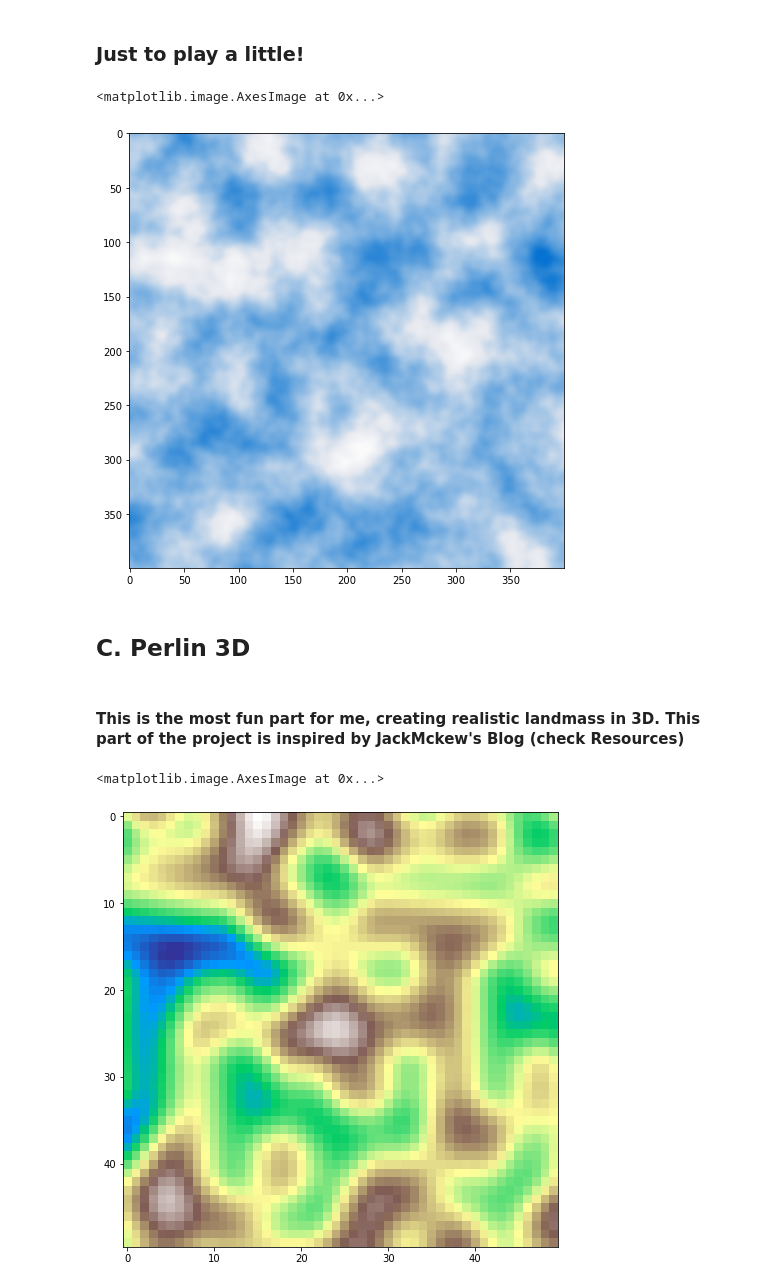
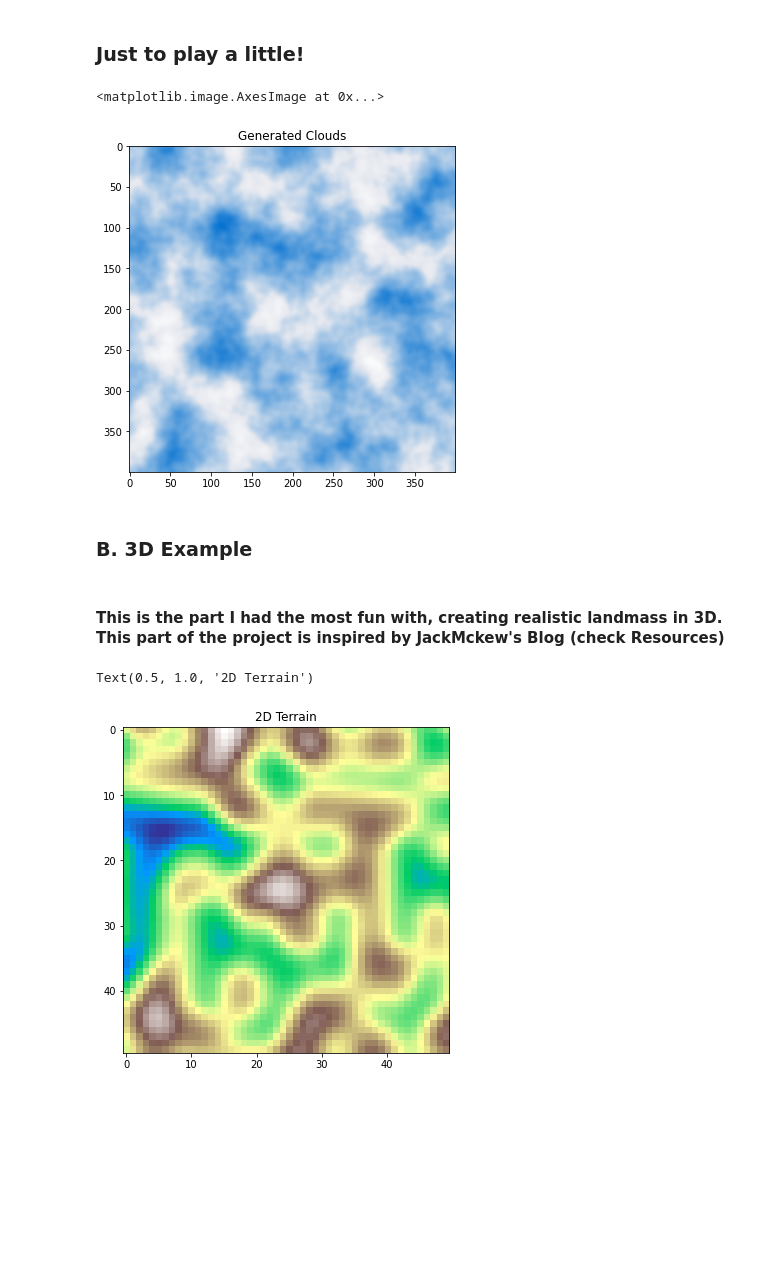
Before and after one commit to faeron8/Perlin-Noise-Research-2022, a Jupyter notebook: Perlin_noise.ipynb, the cells around one changed output. Saved outputs shown, nothing was run; the diff lists cells and outputs as text; code cells hidden in the pictures; blank space fills up the shorter version.

```diff
--- a/Perlin_noise.ipynb
+++ b/Perlin_noise.ipynb
@@ -81,15 +86,16 @@ plt.plot(range(1000),normal_rand, color="#5b34eb")
 #and the generated values are to their set boundaries.
 
 perlin_rand = []
-old = 0
-moment = 0
-mom = []
+old_value = 0
+momentum = 0
+momentum_list = []
 for i in range(1000):
-    moment += (random.random()-0.5) + ((-(moment**3))/100) + ((-(old**3))/10**7)
-    old = old + moment
-    perlin_rand.append(old)
-    mom.append(moment)
+    momentum += (random.random()-0.5) + ((-(momentum**3))/100) + ((-(old_value**3))/10**7)
+    old_value = old_value + momentum
+    perlin_rand.append(old_value)
+    momentum_list.append(momentum)
 plt.rcParams["figure.figsize"] = (6,4)
+plt.title("Perlin Noise")
 plt.plot(range(1000),perlin_rand, color="#5b34eb")
 # %% [output]
 [<matplotlib.lines.Line2D at 0x...>]
@@ -215,8 +235,12 @@ def generate_2D_perlin_noise(size, ns):
 # %% [markdown]
 ### Let's make some noise!
 # %%
-img1 = generate_2D_perlin_noise(400, 80)
-plt.rcParams["figure.figsize"] = (10,8)
+'''Starting with an image of size 200x200,
+filled with noise, generated by 20x20 vectors grid'''
+
+img1 = generate_2D_perlin_noise(200, 20)
+plt.rcParams["figure.figsize"] = (8,6)
+plt.title("20x20 Vectors Grid")
 plt.imshow(img1, cmap='gray')
 # %% [output]
 <matplotlib.image.AxesImage at 0x...>
@@ -271,11 +296,11 @@ plt.imshow(img6, cmap='terrain')
 # %%
 '''
 One famous inplementation of Perlin Noise
-is to generate artificial clouds. (Quite
-realistic I'll say!)
-The sky is made of four images generated with grids of different size.
+is to generate artificial clouds.
+It is made out of four images
+generated with grids of different size.
 '''
-# generate "sky"
+
 img7 = generate_2D_perlin_noise(400, 80)
 img8 = generate_2D_perlin_noise(400, 40)
 img9 = generate_2D_perlin_noise(400, 20)
@@ -287,22 +312,28 @@ cmap = LinearSegmentedColormap.from_list('sky',
                                         [(0, '#0572D1'),
                                          (0.75, '#E5E8EF'),
                                          (1, '#FCFCFC')])
+
 img = cm.ScalarMappable(cmap=cmap).to_rgba(img)
-plt.rcParams["figure.figsize"] = (10,8)
+
+plt.rcParams["figure.figsize"] = (8,6)
+plt.title("Generated Clouds")
 plt.imshow(img)
 # %% [output]
 <matplotlib.image.AxesImage at 0x...>
-[figure, old version]
+[figure, new version]
 # %% [markdown]
-<a name="perlin_3d"></a>
-## C. Perlin 3D
+<a name="3d_example"></a>
+### B. 3D Example
 # %% [markdown]
-#### This is the most fun part for me, creating realistic landmass in 3D. This part of the project is inspired by JackMckew's Blog (check Resources)
+#### This is the part I had the most fun with, creating realistic landmass in 3D. This part of the project is inspired by JackMckew's Blog (check Resources)
 # %%
 '''
 We will be using noise package
 and first of all we will create the
 required settings for the function
+
+Note: By changing just the size parameter
+you can obtain countless variation of the terrain.
 '''
 
 shape = (50,50)
@@ -318,33 +349,34 @@ that will contain the values of our world.
 
 world = np.zeros(shape)
 
 
 '''
 As we initalise the array with all zero values,
 now it is time to iterate through the empty array
 and fill it with Perlin Noise!
 '''
 
 for i in range(shape[0]):
     for j in range(shape[1]):
         world[i][j] = noise.pnoise2(i/scale,
                                     j/scale,
                                     octaves=octaves,
                                     persistence=persistence,
                                     lacunarity=lacunarity,
                                     repeatx=1024,
                                     repeaty=1024,
                                     base=42)
 
 '''
 We have now initialised our 2D array
 with all the values inside for our terrain.
 Since we are mimicking topography,
 let's use the 'terrain' colormap to plot it.
 '''
 
 matplotlib.pyplot.imshow(world,cmap='terrain')
+plt.title("2D Terrain")
 # %% [output]
-<matplotlib.image.AxesImage at 0x...>
+Text(0.5, 1.0, '2D Terrain')
-[figure, old version]
+[figure, new version]
 # %% [markdown]
```
Also changed, not shown: parts of 29 cells of this notebook.
